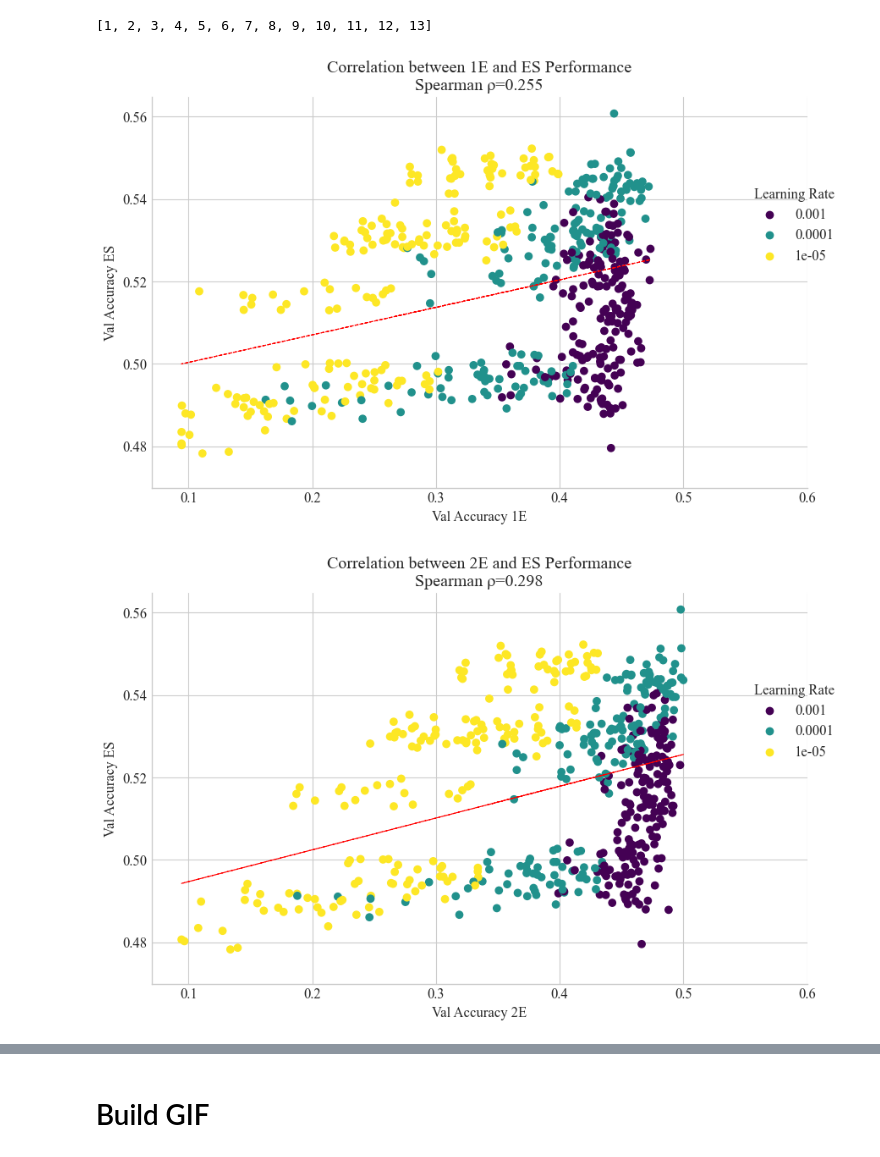
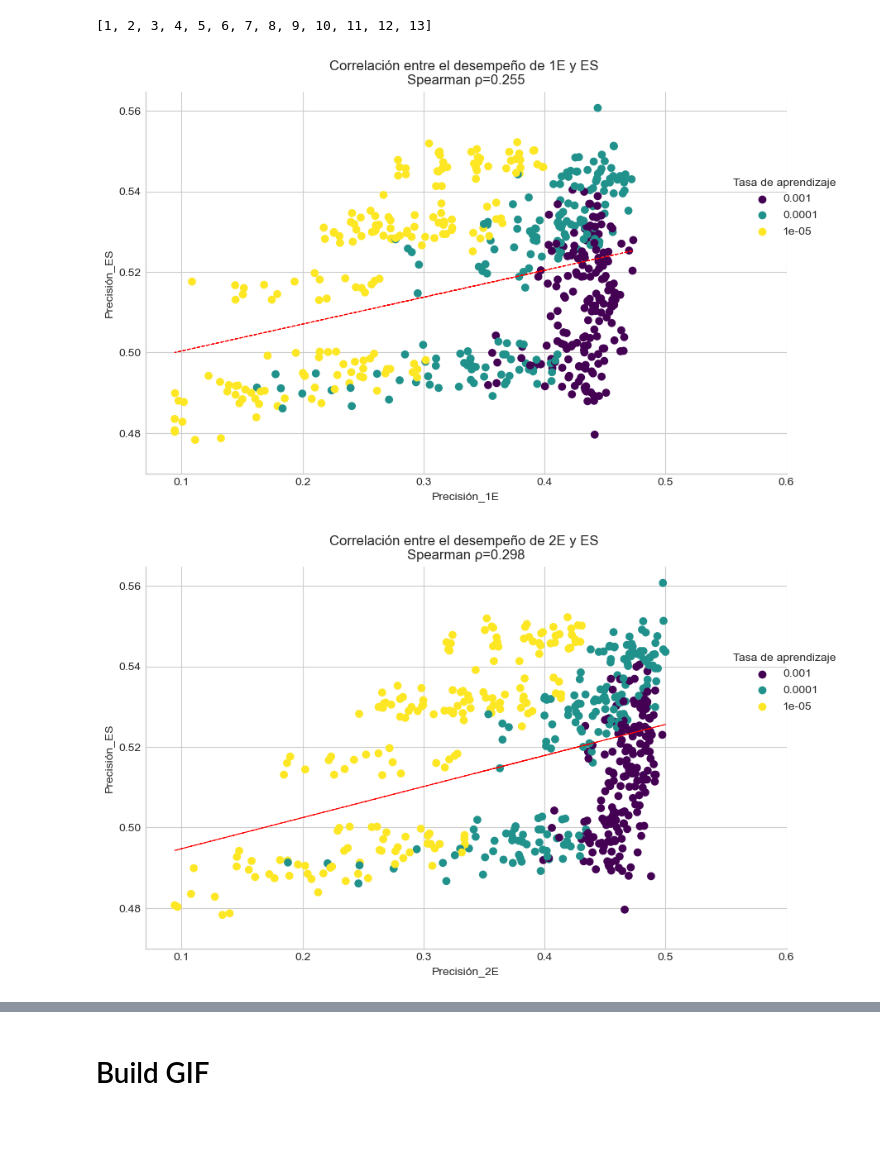
Before and after one commit to topsy-13/NAS_pretesting, a Jupyter notebook: OE-Tests/analyze_experiments 2.0.ipynb, the cells around one changed output, grey strips where cells are left out. Saved outputs shown, nothing was run; the diff lists cells and outputs as text; code cells hidden in the pictures; blank space fills up the shorter version.

```diff
--- a/OE-Tests/analyze_experiments 2.0.ipynb
+++ b/OE-Tests/analyze_experiments 2.0.ipynb
@@ -10,10 +10,10 @@ import seaborn as sns
 # %%
 plt.style.use('seaborn-v0_8-whitegrid')  # Use a base style
 
-# Customize parameters
-plt.rcParams['font.family'] = 'serif'  # Use serif fonts
-plt.rcParams['font.serif'] = ['Times New Roman']  # Specify the font
-plt.rcParams['font.size'] = 12  # Base font size
+# # Customize parameters
+# plt.rcParams['font.family'] = 'serif'  # Use serif fonts
+# plt.rcParams['font.serif'] = ['Times New Roman']  # Specify the font
+# plt.rcParams['font.size'] = 12  # Base font size
 # %%
 start_path = 'Experiment Results/Symmetrical MLP/Seeds_Batches'
 files = os.listdir(start_path)
@@ -124,36 +124,36 @@ for epoch_tested in n_epochs_tested:
 
     spearman_rhos['Correlation'].append(spearman_corr)
     spearman_rhos['P_values'].append(spearman_p)
 
     kendall_thaus['Correlation'].append(kendall_corr)
     kendall_thaus['P_values'].append(kendall_p)
 
     plt.figure(figsize=(10, 6))
     plt.scatter(
     results[f'{metric}{suffixes[1]}'],
     results[f'{metric}{suffixes[0]}'],
     c=point_colors  # Use the mapped colors
 )
-    plt.xlabel(f'{metric.replace("_", " ").title()} {suffixes[1]}')
-    plt.ylabel(f'{metric.replace("_", " ").title()} {suffixes[0]}')
-    plt.title(f'Correlation between {suffixes[1]} and {suffixes[0]} Performance\nSpearman \u03c1={spearman_corr:.3f}')
+    plt.xlabel(f'Precisión_{suffixes[1]}')
+    plt.ylabel(f'Precisión_{suffixes[0]}')
+    plt.title(f'Correlación entre el desempeño de {suffixes[1]} y {suffixes[0]} \nSpearman \u03c1={spearman_corr:.3f}')
     plt.xlim(0.07, 0.6)
     plt.ylim(0.47)
 
     z = np.polyfit(results[f'{metric}{suffixes[1]}'], results[f'{metric}{suffixes[0]}'], 1)
     p = np.poly1d(z)
     plt.plot(results[f'{metric}{suffixes[1]}'], p(results[f'{metric}{suffixes[1]}']), "r--", lw=0.8)
     sns.despine()
 
     # Create a legend
     for value, color in color_map.items():
         plt.scatter([], [], color=color, label=value)  # Create empty scatter points for legend
 
-    plt.legend(title='Learning Rate', bbox_to_anchor=(0.9, 0.8), loc='upper left')
+    plt.legend(title='Tasa de aprendizaje', bbox_to_anchor=(0.9, 0.8), loc='upper left')
 
     # Export fig
     plt.savefig(f'Correlation_bw_{suffix_A}-{suffix_B}.png')
     plt.show()
 # %% [output]
-[figure, old version]
+[figure, new version]
-[figure, old version]
+[figure, new version]
```
Also changed, not shown: parts of 39 cells of this notebook.
